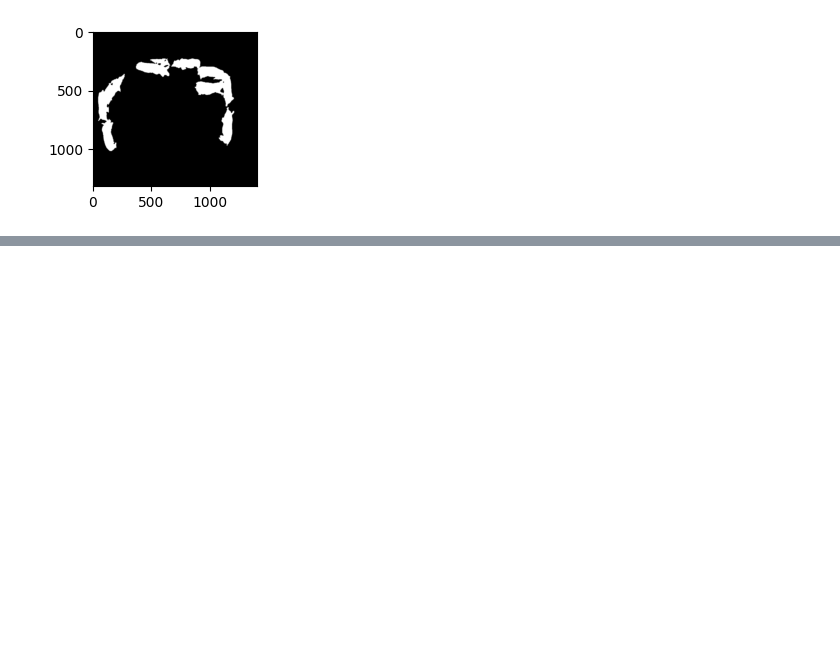
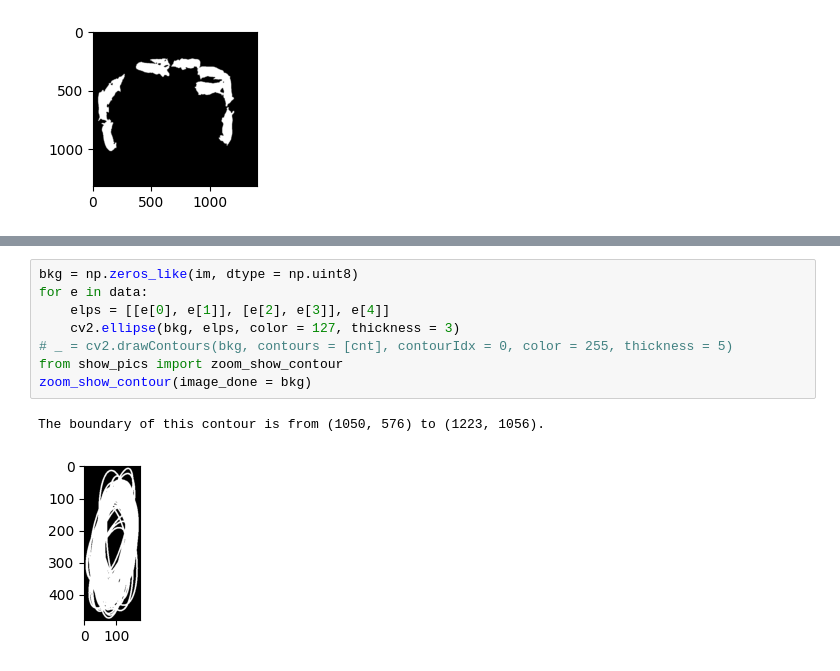
Before and after one commit to pkuxklx/cv_mass, a Jupyter notebook: 2_contour.ipynb, the cells around one changed output, grey strips where cells are left out. Cells and saved outputs as stored; diff of their text form; blank space fills up the shorter version.

```diff
--- a/2_contour.ipynb
+++ b/2_contour.ipynb
@@ -82,0 +163,11 @@ plt.show()
+# %%
+bkg = np.zeros_like(im, dtype = np.uint8)
+for e in data:
+    elps = [[e[0], e[1]], [e[2], e[3]], e[4]]
+    cv2.ellipse(bkg, elps, color = 127, thickness = 3)
+# _ = cv2.drawContours(bkg, contours = [cnt], contourIdx = 0, color = 255, thickness = 5)
+from show_pics import zoom_show_contour
+zoom_show_contour(image_done = bkg)
+# %% [output]
+The boundary of this contour is from (1050, 576) to (1223, 1056).
+[figure, added]
```
Also changed, not shown: parts of 24 cells of this notebook, 18 other files.
